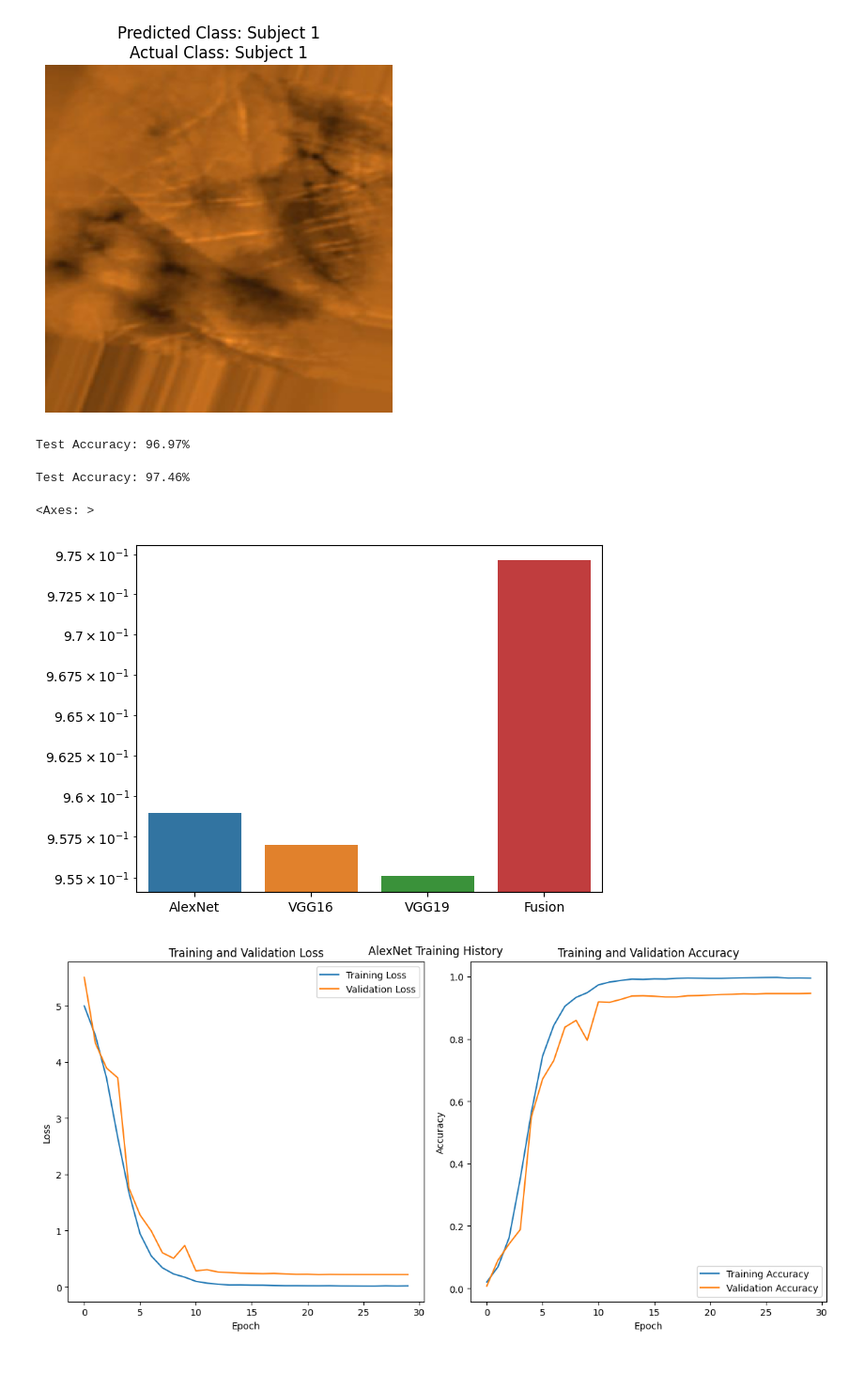
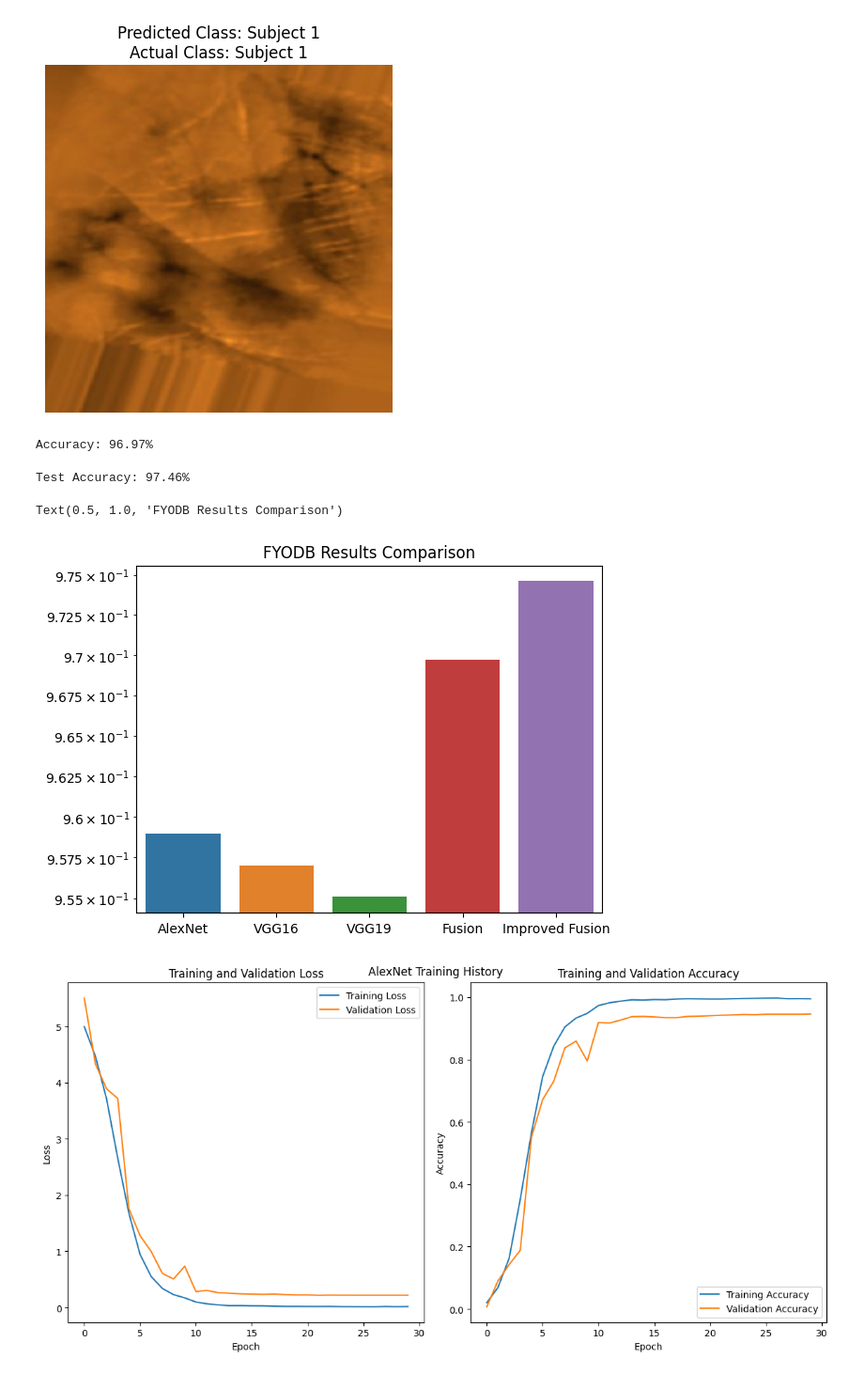
Before and after one commit to AyaanDanish/PalmVein-Recognition-With-CNN, a Jupyter notebook: FYODB Classification.ipynb, the cells around one changed output. Shown at 94% size. Drawn from its saved outputs; the diff is of its cells as text; code cells hidden in the pictures.

Commit message:
Modifed function names

```diff
--- a/FYODB Classification.ipynb
+++ b/FYODB Classification.ipynb
@@ -368,9 +368,9 @@ Test loss: 0.1487
 # %% [markdown]
 Saving models and their training histories
 # %%
-# for name, model in models.items():
-#     model[0].save(f'Saved Models/FYODB/{name}-{model_results[name][1]*100:.2f}%.keras')
-#     print(f'Saved {name} Model')
+for name, model in models.items():
+    model[0].save(f'Saved Models/FYODB/{name}-{model_results[name][1]*100:.2f}%.keras')
+    print(f'Saved {name} Model')
 
 
 for name, history in model_histories.items():
@@ -455,8 +455,7 @@ def decision_level_fusion_paper(dataset):
     correct_predictions = 0
     total_samples = 0
 
-    # Wrap the outer loop with tqdm for a progress bar
-    for images, labels in tqdm(dataset, desc="Evaluating Dataset", unit="batch"):
+    for images, labels in tqdm(dataset, desc="Evaluating Dataset With Decision Fusion", unit="batch"):
         batch_size = len(labels)
 
         for i in range(batch_size):
@@ -488,16 +487,15 @@ def decision_level_fusion_paper(dataset):
     test_accuracy = correct_predictions / total_samples
     return test_accuracy
 
-accuracy = decision_level_fusion_paper(test_dataset)
-print(f"Test Accuracy: {accuracy:.2%}")
+paper_fusion_accuracy = decision_level_fusion_paper(test_dataset)
+print(f"Accuracy: {paper_fusion_accuracy:.2%}")
 # %% [output]
-Test Accuracy: 96.97%
+Accuracy: 96.97%
 # %%
 def decision_level_fusion_improved(dataset):
     correct_predictions = 0
     total_samples = 0
 
-    # Wrap the outer loop with tqdm for a progress bar
     for images, labels in tqdm(dataset, desc="Evaluating Dataset With Improved Decision Fusion", unit="batch"):
         batch_size = len(labels)
 
@@ -526,21 +524,23 @@ def decision_level_fusion_improved(dataset):
     test_accuracy = correct_predictions / total_samples
     return test_accuracy
 
-accuracy = decision_level_fusion_improved(test_dataset)
-print(f"Test Accuracy: {accuracy:.2%}")
+improved_fusion_accuracy = decision_level_fusion_improved(test_dataset)
+print(f"Test Accuracy: {improved_fusion_accuracy:.2%}")
 # %% [output]
 Test Accuracy: 97.46%
 # %%
 y = [model.evaluate(test_dataset, verbose=0)[1] for model in [alexnet_model, vgg16_model, vgg19_model]]
-y.append(accuracy)
+y.append(paper_fusion_accuracy)
+y.append(improved_fusion_accuracy)
 # %%
 import seaborn as sns
 
 plt.yscale('log')
-sns.barplot(y=y, x=['AlexNet', 'VGG16', 'VGG19', 'Fusion'])
+sns.barplot(y=y, x=['AlexNet', 'VGG16', 'VGG19', 'Fusion', 'Improved Fusion'])
+plt.title('FYODB Results Comparison')
 # %% [output]
-<Axes: >
+Text(0.5, 1.0, 'FYODB Results Comparison')
-[figure, old version]
+[figure, new version]
 # %%
 import json
 import matplotlib.pyplot as plt
```
Also changed, not shown: 2 other files.
